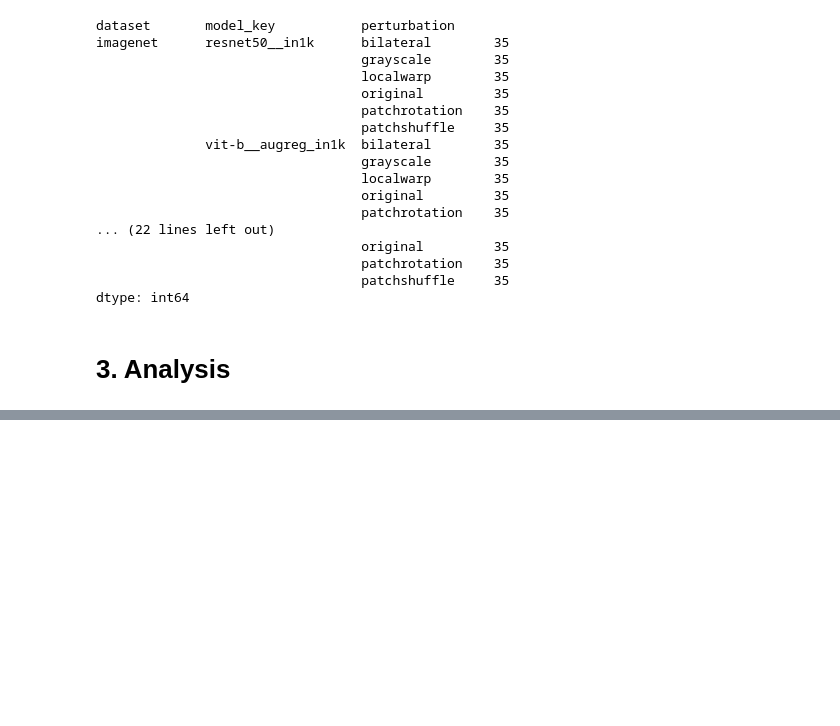
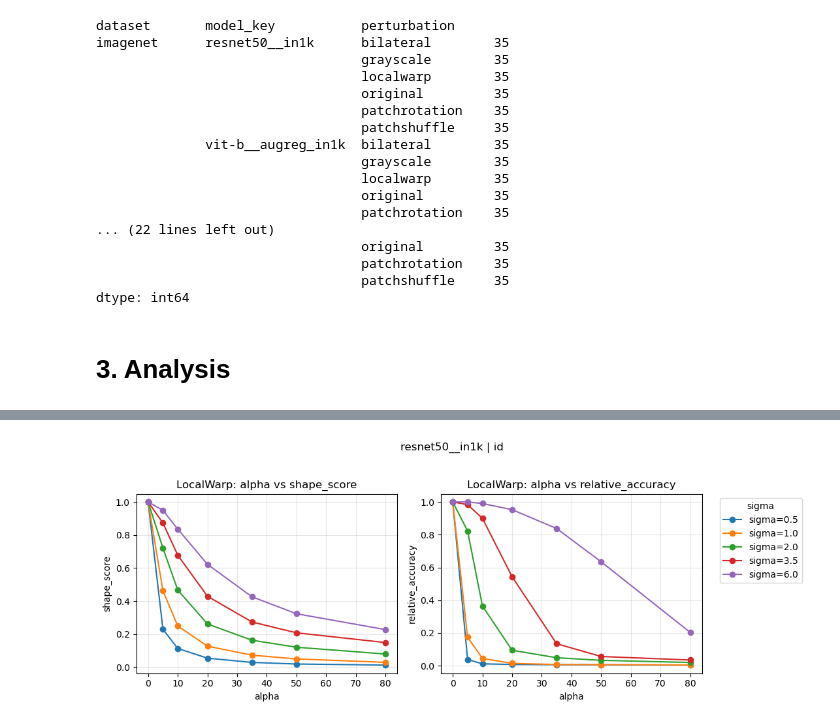
Before and after one commit to sdsdsdsdaf/Feature-Reliance, a Jupyter notebook: results_analysis.ipynb, the cells around one changed output, grey strips where cells are left out. Cells and saved outputs as stored; diff of their text form; code cells hidden in the pictures; blank space fills up the shorter version.

```diff
--- a/results_analysis.ipynb
+++ b/results_analysis.ipynb
@@ -728,9 +736,11 @@ display(fixed_summary)
 lw_df = master_df[master_df["is_localwarp"] == True]
 lw_summary = (
     lw_df
-    .groupby(["domain_type", "alpha", "sigma"])[
-        ["texture_score", "shape_score", "accuracy", "drop_same", "drop_id", "js", "cka"]
+    .groupby(["model_key", "domain_type", "alpha", "sigma"])[
+        ["texture_score", "shape_score", "accuracy", "drop_same", "drop_id", "js", "cka", "relative_accuracy", "feature_reliance"]
     ]
     .mean()
     .reset_index()
 )
+lw_summary["relative_accuracy"] = lw_summary["relative_accuracy"].clip(0, 1) # ensure relative accuracy is in [0, 1] 현재 1% 초과인 noisy 데이터 존재
+display(lw_summary)
@@ -736,0 +765,79 @@ lw_summary = (
+# %%
+def plot_localwarp_sweep_curves(
+    df,
+    model_name="resnet50__in1k",
+    domain="id",
+    model_col="model_key",
+    domain_col="domain_type",
+    alpha_col="alpha",
+    sigma_col="sigma",
+    score_col="shape_score",
+    perf_col="relative_accuracy",
+):
+    sub = df[
+        (df[model_col] == model_name) &
+        (df[domain_col] == domain)
+    ].copy()
+
+    fig, axes = plt.subplots(1, 2, figsize=(11, 4), sharex=True)
+
+    for sigma, s_df in sub.groupby(sigma_col):
+        s_df = s_df.sort_values(alpha_col)
+
+        axes[0].plot(
+            s_df[alpha_col],
+            s_df[score_col],
+            marker="o",
+            label=f"sigma={sigma}",
+        )
+
+        axes[1].plot(
+            s_df[alpha_col],
+            s_df[perf_col],
+            marker="o",
+            label=f"sigma={sigma}",
+        )
+
+    axes[0].set_title("LocalWarp: alpha vs shape_score")
+    axes[0].set_xlabel("alpha")
+    axes[0].set_ylabel("shape_score")
+    axes[0].grid(alpha=0.3)
+
+    axes[1].set_title(f"LocalWarp: alpha vs {perf_col}")
+    axes[1].set_xlabel("alpha")
+    axes[1].set_ylabel(perf_col)
+    axes[1].grid(alpha=0.3)
+
+    axes[1].legend(title="sigma", bbox_to_anchor=(1.05, 1), loc="upper left")
+
+    plt.suptitle(f"{model_name} | {domain}", y=1.03)
+    plt.tight_layout()
+    plt.show()
+
+plot_localwarp_sweep_curves(
+    lw_summary,
+    model_name="resnet50__in1k",
+    domain="id",
+    perf_col="relative_accuracy",
+)
+plot_localwarp_sweep_curves(
+    lw_summary,
+    model_name="resnet50__in1k",
+    domain="natural_ood",
+    perf_col="relative_accuracy",
+)
+
+plot_localwarp_sweep_curves(
+    lw_summary,
+    model_name="vit-b__augreg_in1k",
+    domain="id",
+    perf_col="relative_accuracy",
+)
+plot_localwarp_sweep_curves(
+    lw_summary,
+    model_name="vit-b__augreg_in1k",
+    domain="natural_ood",
+    perf_col="relative_accuracy",
+)
+# %% [output]
+[figure, added]
```
Also changed, not shown: parts of 25 cells of this notebook, 4 other files.
